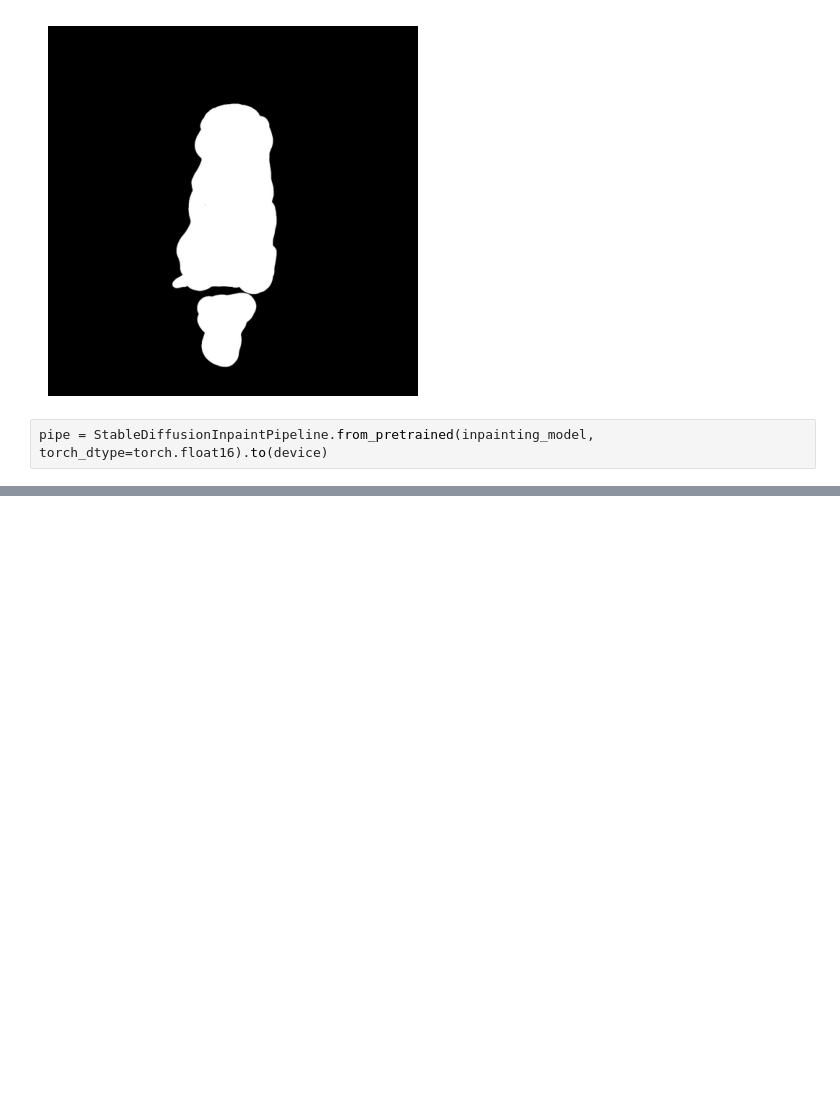
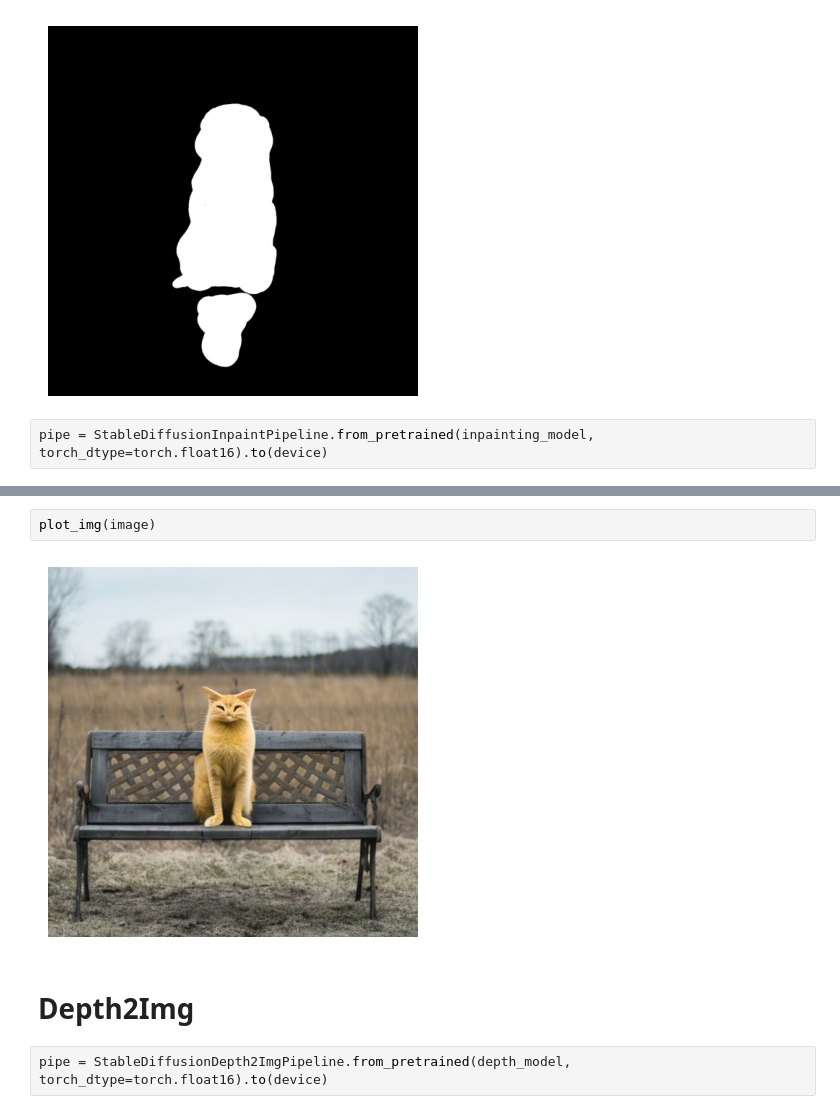
Before and after one commit to shanetwinterhalter/ai_learning, a Jupyter notebook: stable_diffusion_img2img.ipynb, the cells around one changed output, grey strips where cells are left out. Cells and saved outputs as stored; diff of their text form; blank space fills up the shorter version.

```diff
--- a/stable_diffusion_img2img.ipynb
+++ b/stable_diffusion_img2img.ipynb
@@ -73,0 +69,8 @@ ValueError: Incorrect configuration settings! The config of `pipeline.unet`: Fro
+# %%
+plot_img(image)
+# %% [output]
+[figure, added]
+# %% [markdown]
+# Depth2Img
+# %%
+pipe = StableDiffusionDepth2ImgPipeline.from_pretrained(depth_model, torch_dtype=torch.float16).to(device)
```
Also changed, not shown: parts of 14 cells of this notebook, 1 other file.
